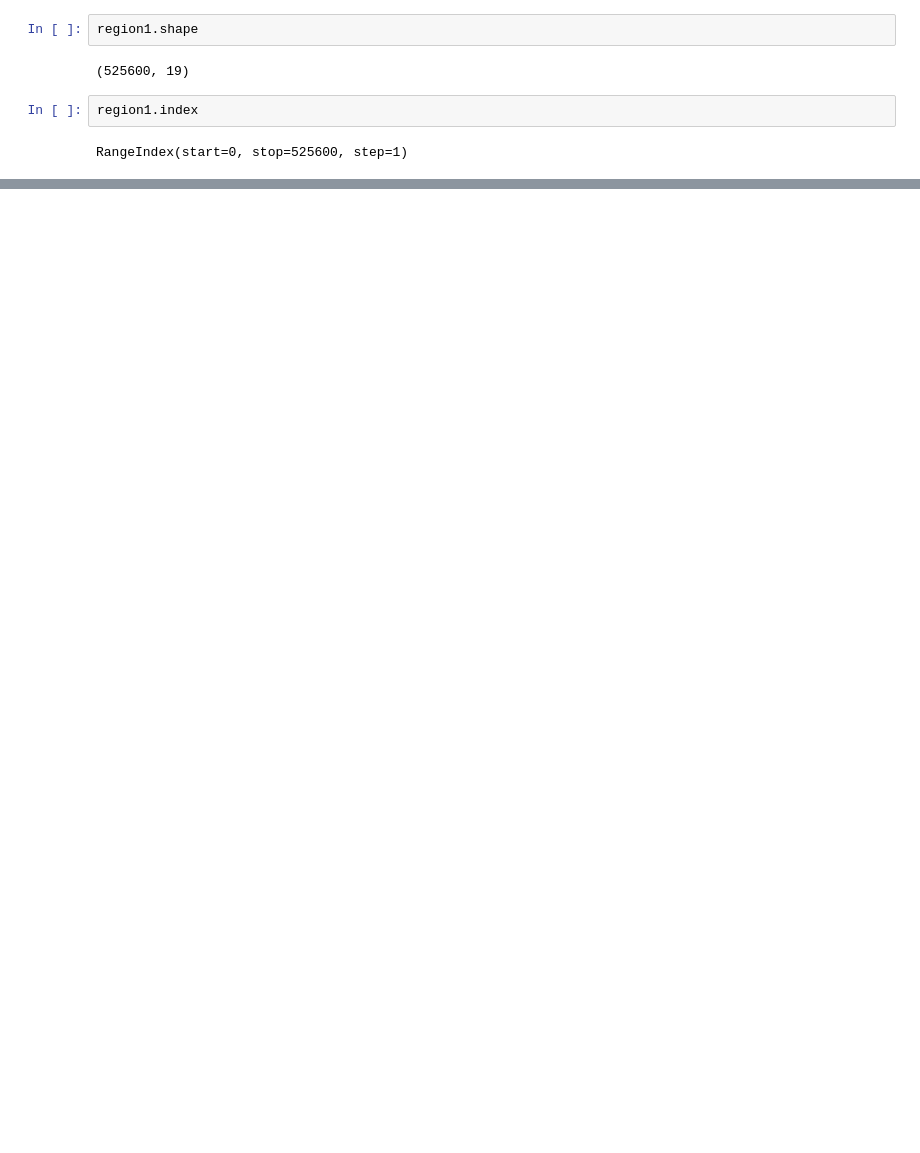
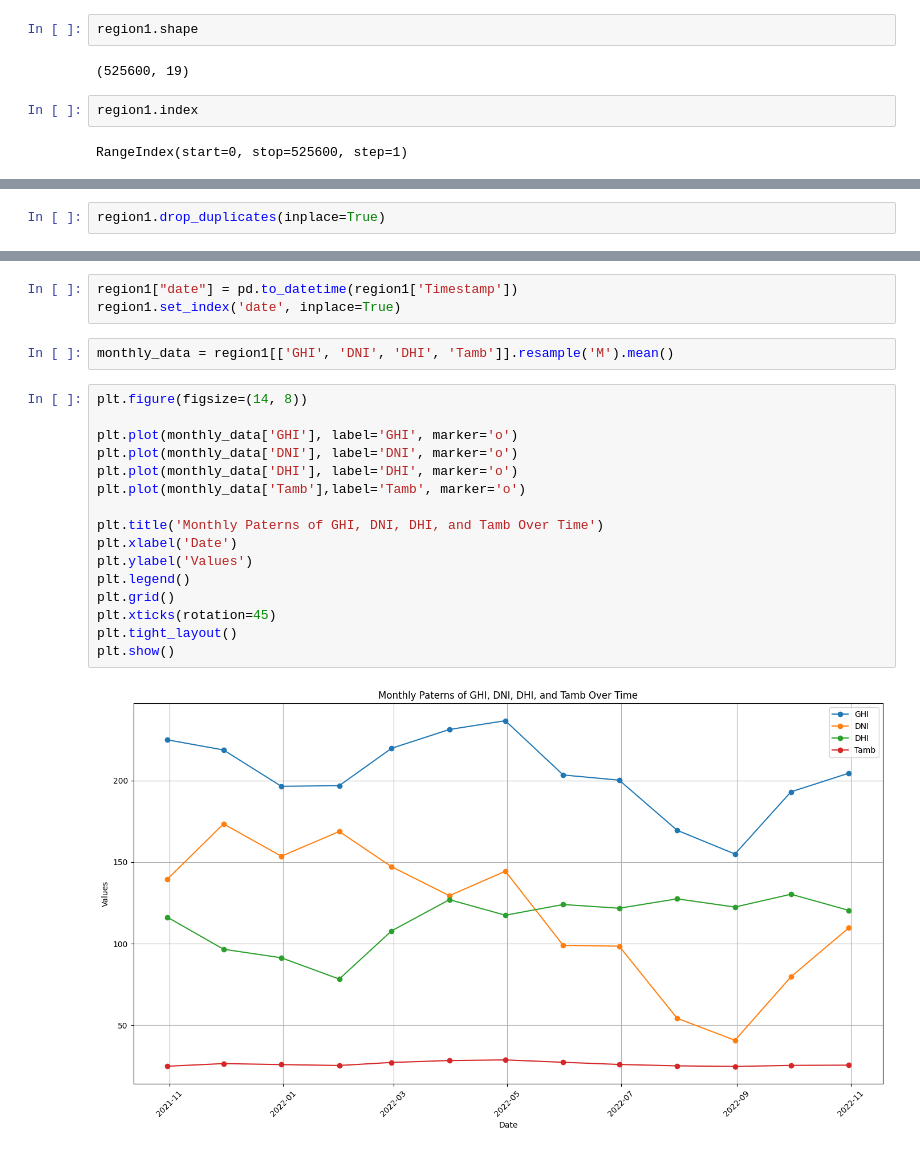
Before and after one commit to beza328/Weekzero, a Jupyter notebook: Notebooks/Solar-Radiation-Eda.ipynb, the cells around one changed output, grey strips where cells are left out. Cells and saved outputs as stored; diff of their text form; blank space fills up the shorter version.

Commit message:
perform Summary statics, Data quality check and also time Series analysis

```diff
--- a/Notebooks/Solar-Radiation-Eda.ipynb
+++ b/Notebooks/Solar-Radiation-Eda.ipynb
@@ -44,0 +95,2 @@ RangeIndex(start=0, stop=525600, step=1)
+# %%
+region1.drop_duplicates(inplace=True)
@@ -44,0 +161,23 @@ RangeIndex(start=0, stop=525600, step=1)
+# %%
+region1["date"] = pd.to_datetime(region1['Timestamp'])
+region1.set_index('date', inplace=True)
+# %%
+monthly_data = region1[['GHI', 'DNI', 'DHI', 'Tamb']].resample('M').mean()
+# %%
+plt.figure(figsize=(14, 8))
+
+plt.plot(monthly_data['GHI'], label='GHI', marker='o')
+plt.plot(monthly_data['DNI'], label='DNI', marker='o')
+plt.plot(monthly_data['DHI'], label='DHI', marker='o')
+plt.plot(monthly_data['Tamb'],label='Tamb', marker='o')
+
+plt.title('Monthly Paterns of GHI, DNI, DHI, and Tamb Over Time')
+plt.xlabel('Date')
+plt.ylabel('Values')
+plt.legend()
+plt.grid()
+plt.xticks(rotation=45)
+plt.tight_layout()
+plt.show()
+# %% [output]
+[figure, added]
```
Also changed, not shown: parts of 6 cells of this notebook.
